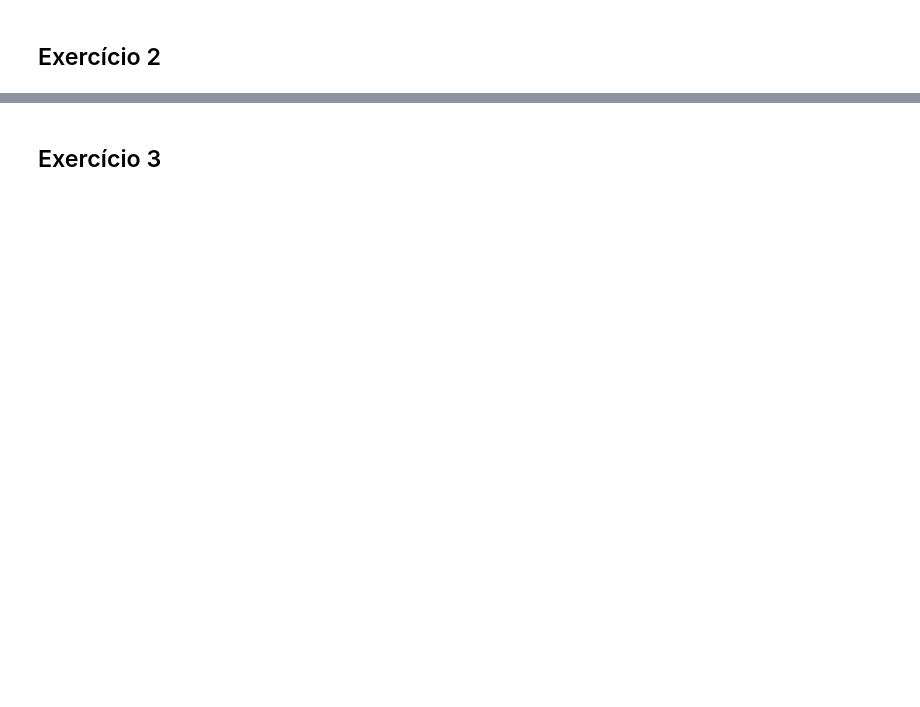
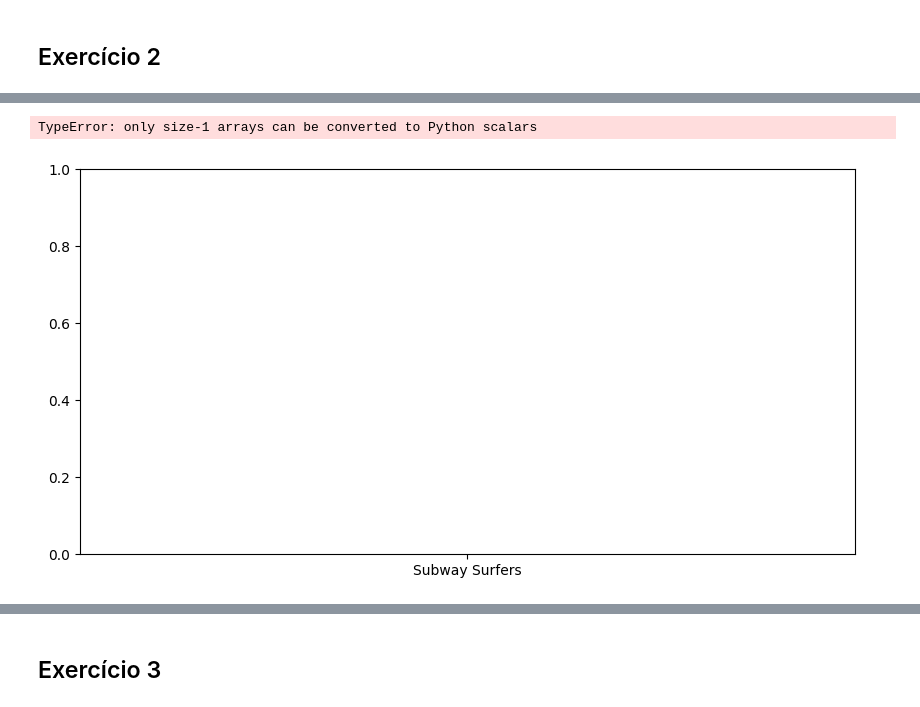
Before and after one commit to Luiz695/sprint02-Python-compass, a Jupyter notebook: lista-de-exercicios/lista-02/Lista_02.ipynb, the cells around one changed output, grey strips where cells are left out. Saved outputs shown, nothing was run; the diff lists cells and outputs as text; code cells hidden in the pictures; blank space fills up the shorter version.

```diff
--- a/lista-de-exercicios/lista-02/Lista_02.ipynb
+++ b/lista-de-exercicios/lista-02/Lista_02.ipynb
@@ -28,0 +286,17 @@ Leia o arquivo csv googleplaystore.csv e realize as seguintes atividades sobre o
+# %%
+# df['Installs'] está como objeto. NECESSÁRIO transformar em float.
+#print("Tipo de dados da Coluna de Número de Instalações: \n", df['Installs'].dtype)
+df['Installs'] = df['Installs'].apply(lambda x: str(x).replace(',', ''))
+df['Installs'] = df['Installs'].astype(float)
+
+#Criação do DataFrame utilizado
+df_apps_instalações = df[["App","Installs"]]
+
+#print("Relação de aplicativos e número de instalações: \n", df_apps_instalações)
+df_apps_instalações_agrupados = df_apps_instalações.groupby('App').sum()
+df_apps_instalações_agrupados
+
+#Ordenando por número de instalações
+top_5_apps = df_apps_instalações_agrupados.nlargest(5, columns="Installs").head(5)
+
+print("Os TOP 5 apps por número de instalação são: \n", top_5_apps)
@@ -28,0 +312,18 @@ Leia o arquivo csv googleplaystore.csv e realize as seguintes atividades sobre o
+# %%
+app = []
+installs = []
+
+index = top_5_apps.index
+values = top_5_apps.values
+
+app = index
+installs = values
+
+
+import matplotlib.pyplot as plt
+
+plt.figure(figsize=(10,5))
+plt.bar(app, installs,  fill = False)
+# %% [output]
+TypeError: only size-1 arrays can be converted to Python scalars
+[figure, added]
```
Also changed, not shown: parts of 56 cells of this notebook, 10 other files.
